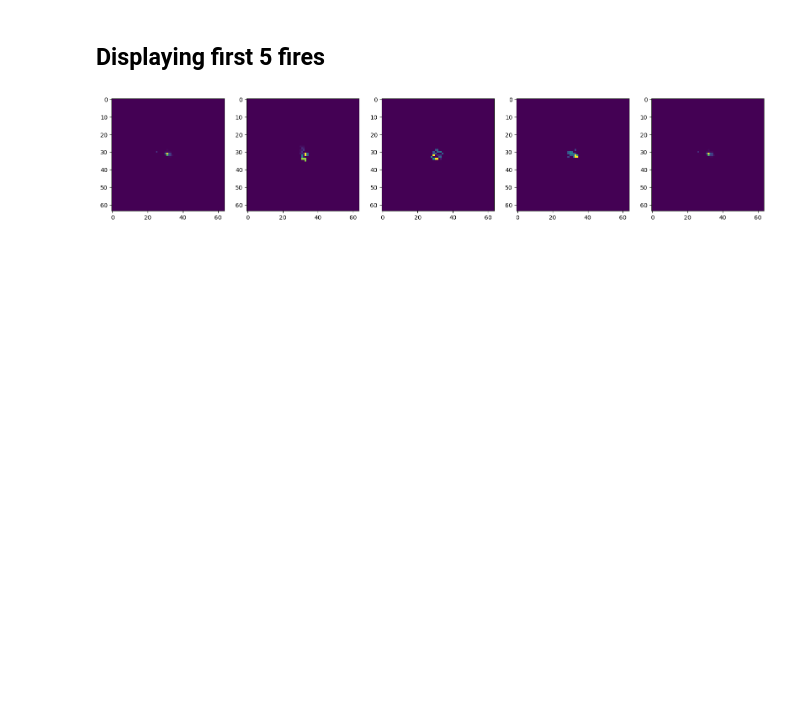
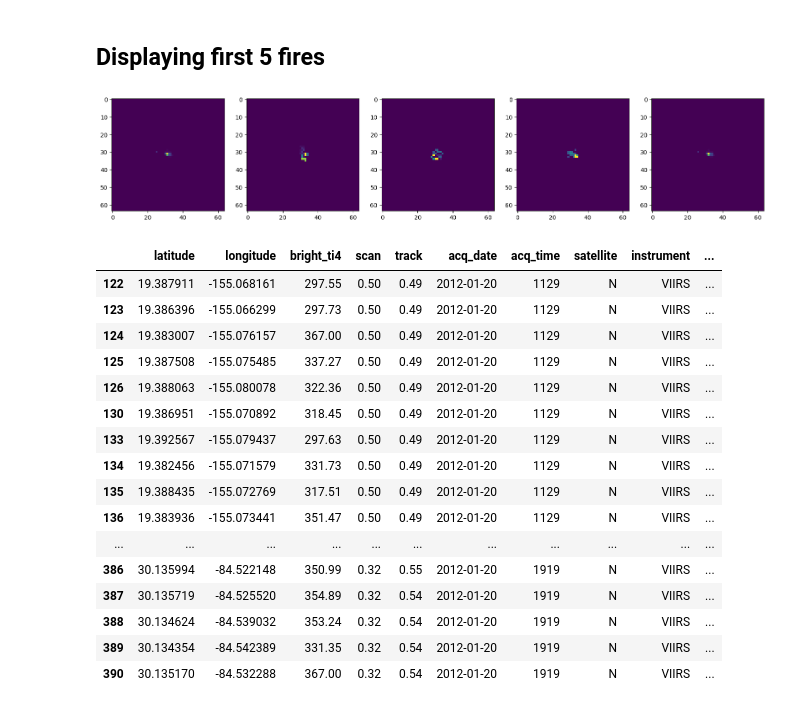
Before and after one commit to amber3536/Wildfire_Prediction, a Jupyter notebook: FireChip.ipynb, the cells around one changed output. Cells and saved outputs as stored; diff of their text form; code cells hidden in the pictures; blank space fills up the shorter version.

```diff
--- a/FireChip.ipynb
+++ b/FireChip.ipynb
@@ -320,3 +351,23 @@ im = ax4.imshow(first_5[3].frp)
 im = ax5.imshow(first_5[4].frp)
 # %% [output]
 [figure]
+# %%
+frames[0].head(100)
+# %% [output]
+|  | latitude | longitude | bright_ti4 | scan | track | acq_date | acq_time | satellite | instrument | ... |
+| 122 | 19.387911 | -155.068161 | 297.55 | 0.50 | 0.49 | 2012-01-20 | 1129 | N | VIIRS | ... |
+| 123 | 19.386396 | -155.066299 | 297.73 | 0.50 | 0.49 | 2012-01-20 | 1129 | N | VIIRS | ... |
+| 124 | 19.383007 | -155.076157 | 367.00 | 0.50 | 0.49 | 2012-01-20 | 1129 | N | VIIRS | ... |
+| 125 | 19.387508 | -155.075485 | 337.27 | 0.50 | 0.49 | 2012-01-20 | 1129 | N | VIIRS | ... |
+| 126 | 19.388063 | -155.080078 | 322.36 | 0.50 | 0.49 | 2012-01-20 | 1129 | N | VIIRS | ... |
+| 130 | 19.386951 | -155.070892 | 318.45 | 0.50 | 0.49 | 2012-01-20 | 1129 | N | VIIRS | ... |
+| 133 | 19.392567 | -155.079437 | 297.63 | 0.50 | 0.49 | 2012-01-20 | 1129 | N | VIIRS | ... |
+| 134 | 19.382456 | -155.071579 | 331.73 | 0.50 | 0.49 | 2012-01-20 | 1129 | N | VIIRS | ... |
+| 135 | 19.388435 | -155.072769 | 317.51 | 0.50 | 0.49 | 2012-01-20 | 1129 | N | VIIRS | ... |
+| 136 | 19.383936 | -155.073441 | 351.47 | 0.50 | 0.49 | 2012-01-20 | 1129 | N | VIIRS | ... |
+| ... | ... | ... | ... | ... | ... | ... | ... | ... | ... | ... |
+| 386 | 30.135994 | -84.522148 | 350.99 | 0.32 | 0.55 | 2012-01-20 | 1919 | N | VIIRS | ... |
+| 387 | 30.135719 | -84.525520 | 354.89 | 0.32 | 0.54 | 2012-01-20 | 1919 | N | VIIRS | ... |
+| 388 | 30.134624 | -84.539032 | 353.24 | 0.32 | 0.54 | 2012-01-20 | 1919 | N | VIIRS | ... |
+| 389 | 30.134354 | -84.542389 | 331.35 | 0.32 | 0.54 | 2012-01-20 | 1919 | N | VIIRS | ... |
+| 390 | 30.135170 | -84.532288 | 367.00 | 0.32 | 0.54 | 2012-01-20 | 1919 | N | VIIRS | ... |
```
Also changed, not shown: parts of 3 cells of this notebook.
